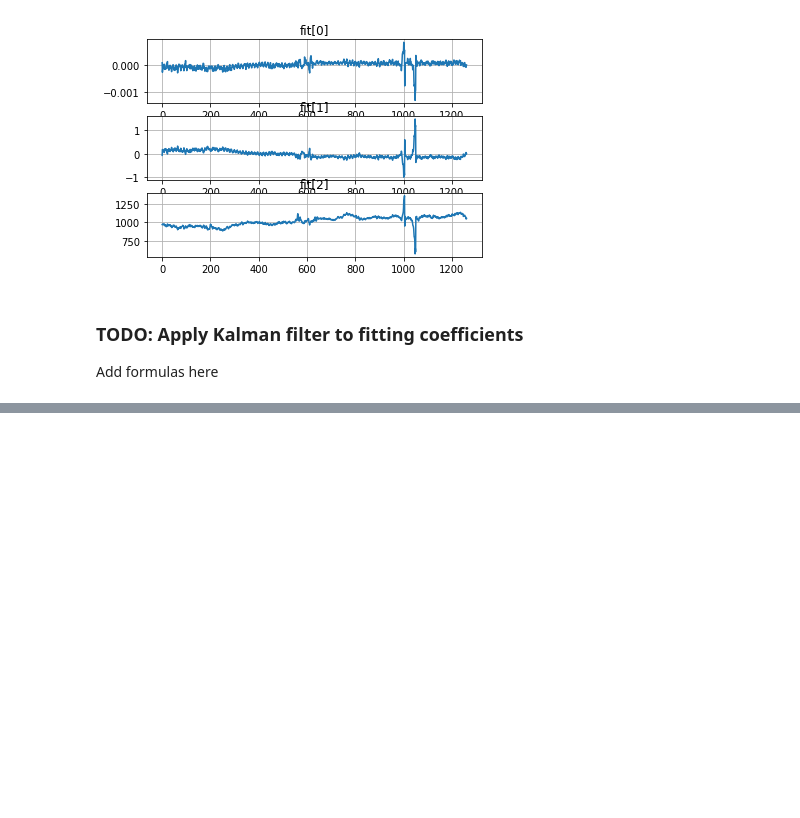
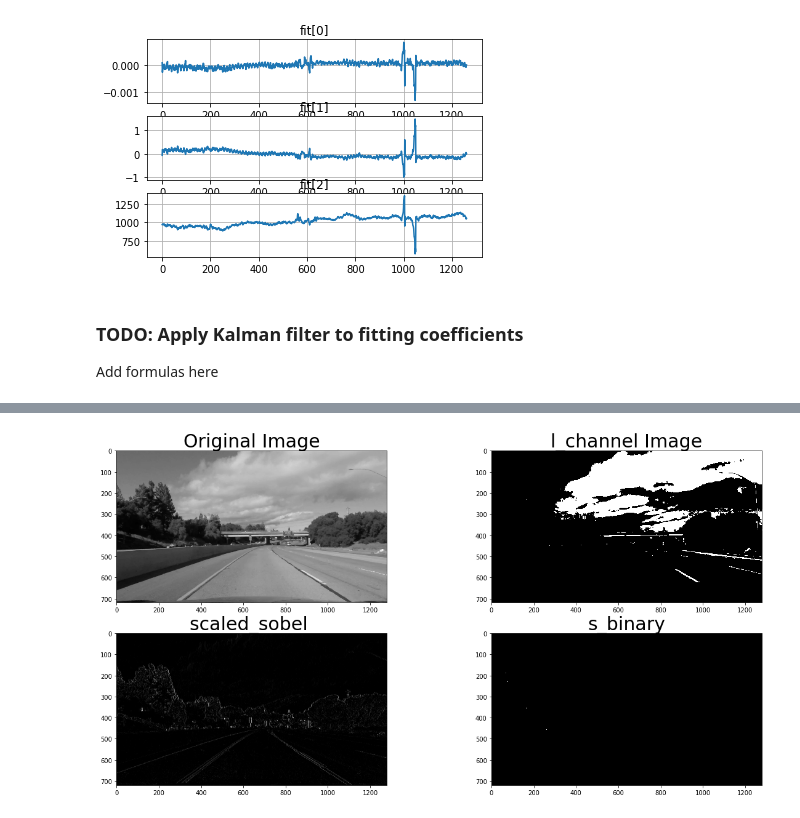
Before and after one commit to gcjyzdd/SDC-P4, a Jupyter notebook: AdvancedLanelineDetection.ipynb, the cells around one changed output, grey strips where cells are left out. Saved outputs shown, nothing was run; the diff lists cells and outputs as text; code cells hidden in the pictures; blank space fills up the shorter version.

```diff
--- a/AdvancedLanelineDetection.ipynb
+++ b/AdvancedLanelineDetection.ipynb
@@ -679,0 +684,95 @@ Execution time max: 0.059, average: 0.041
+# %%
+import pickle
+import cv2
+import numpy as np
+import matplotlib.pyplot as plt
+import matplotlib.image as mpimg
+from detector import Detector
+%matplotlib inline
+
+
+#img = mpimg.imread('./frames/1044.jpg')
+#img = mpimg.imread('./frames/0557.jpg')
+img = mpimg.imread('./challenge_frames/0000.jpg')
+
+print(np.max(img))
+img = np.uint8(img/np.max(img)*255)
+
+
+#img = mpimg.imread('./frames/0557.png')
+#img = np.uint8(255*img)
+
+# Read in the saved camera matrix and distortion coefficients
+dist_pickle = pickle.load( open( "camera_cal/wide_dist_pickle.p", "rb" ) )
+mtx = dist_pickle["mtx"]
+dist = dist_pickle["dist"]
+M = dist_pickle["M"]
+Minv = dist_pickle["Minv"]
+
+imshape = img.shape
+vertices = np.array([[(50,imshape[0]),(500, 480), (800,480), (1200,imshape[0])]], dtype=np.int32)
+
+# Undistortion
+dst = cv2.undistort(img, mtx, dist, None, mtx)
+
+# grayscale image
+gray = cv2.cvtColor(dst, cv2.COLOR_RGB2GRAY)
+
+print('Mean gray = ',np.mean(gray))
+
+# sobel operation applied to x axis
+sobelx = cv2.Sobel(gray, cv2.CV_64F, 1, 0)
+
+# Get absolute values
+abs_sobelx = np.absolute(sobelx)
+
+# Scale to (0, 255)
+scaled_sobel = np.uint8(255*abs_sobelx/np.max(abs_sobelx))
+
+# threshold
+thresh_min = 20
+thresh_max = 100
+sxbinary = np.zeros_like(scaled_sobel)
+sxbinary[(scaled_sobel >= thresh_min) & (scaled_sobel <= thresh_max)] = 1
+# plt.imshow(sxbinary, cmap='gray')
+
+
+# Get HLS color image
+hls = cv2.cvtColor(img, cv2.COLOR_RGB2HLS).astype(np.float)
+
+# Get s-channel
+s_channel = hls[:, :, 2]
+
+l_channel = hls[:, :, 1]
+
+h_channel = hls[:, :, 0]
+
+print(np.max(l_channel), np.min(l_channel))
+
+# Threshold color channel
+s_thresh_min = 170
+s_thresh_max = 255
+s_binary = np.zeros_like(s_channel)
+s_binary[(s_channel >= s_thresh_min) & (s_channel <= s_thresh_max)] = 1
+
+l_binary = np.zeros_like(s_channel)
+l_binary[(l_channel >= s_thresh_min) & (l_channel <= s_thresh_max)] = 1
+
+# Combine grayscale and color gradient
+combined_binary = np.zeros_like(sxbinary)
+combined_binary[(s_binary == 1) | (sxbinary == 1)] = 1
+
+
+kernel_size = 5
+
+
+f, ((ax1, ax2), (ax3, ax4)) = plt.subplots(2, 2, figsize=(20,10))
+ax1.imshow(gray, cmap='gray')
+ax1.set_title('Original Image', fontsize=30)
+ax2.imshow(l_binary, cmap='gray')
+ax2.set_title('l_channel Image', fontsize=30)
+ax3.imshow(scaled_sobel, cmap='gray')
+ax3.set_title('scaled_sobel', fontsize=30)
+ax4.imshow(s_binary, cmap='gray')
+ax4.set_title('s_binary', fontsize=30)
+# %% [output]
@@ -679,0 +783 @@ Execution time max: 0.059, average: 0.041
+[figure, added]
```
Also changed, not shown: parts of 10 cells of this notebook, 1 other file.
